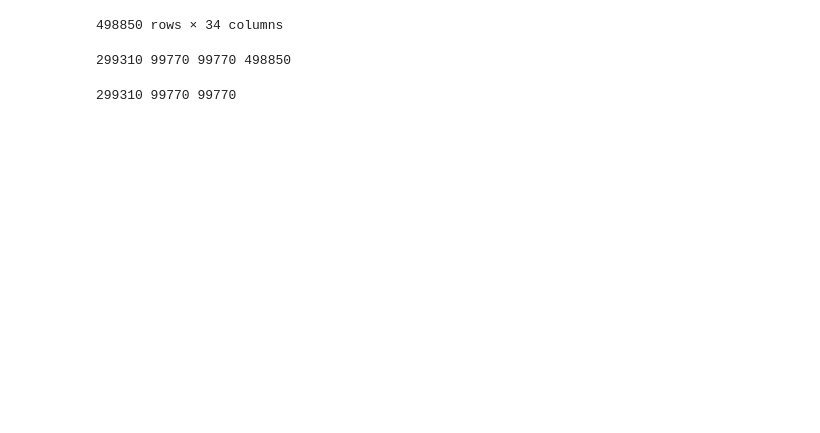
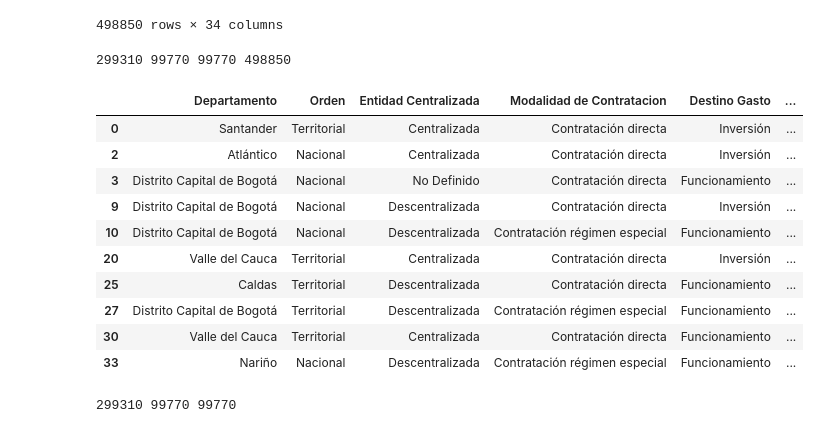
Before and after one commit to radiazg/secop_project, a Jupyter notebook: notebooks/Secop.ipynb, the cells around one changed output. Drawn from its saved outputs; the diff is of its cells as text; code cells hidden in the pictures; blank space fills up the shorter version.

```diff
--- a/notebooks/Secop.ipynb
+++ b/notebooks/Secop.ipynb
@@ -240,3 +242,17 @@ print(training_count, test_count, validation_count, original_count)
+# %%
+contratos_data.head(10)
+# %% [output]
+|  | Departamento | Orden | Entidad Centralizada | Modalidad de Contratacion | Destino Gasto | ... |
+| 0 | Santander | Territorial | Centralizada | Contratación directa | Inversión | ... |
+| 2 | Atlántico | Nacional | Centralizada | Contratación directa | Inversión | ... |
+| 3 | Distrito Capital de Bogotá | Nacional | No Definido | Contratación directa | Funcionamiento | ... |
+| 9 | Distrito Capital de Bogotá | Nacional | Descentralizada | Contratación directa | Inversión | ... |
+| 10 | Distrito Capital de Bogotá | Nacional | Descentralizada | Contratación régimen especial | Funcionamiento | ... |
+| 20 | Valle del Cauca | Territorial | Centralizada | Contratación directa | Inversión | ... |
+| 25 | Caldas | Territorial | Descentralizada | Contratación directa | Funcionamiento | ... |
+| 27 | Distrito Capital de Bogotá | Territorial | Descentralizada | Contratación régimen especial | Funcionamiento | ... |
+| 30 | Valle del Cauca | Territorial | Centralizada | Contratación directa | Funcionamiento | ... |
+| 33 | Nariño | Nacional | Descentralizada | Contratación régimen especial | Funcionamiento | ... |
 # %%
 from sklearn.model_selection import train_test_split
 
```
Also changed, not shown: parts of 9 cells of this notebook.
